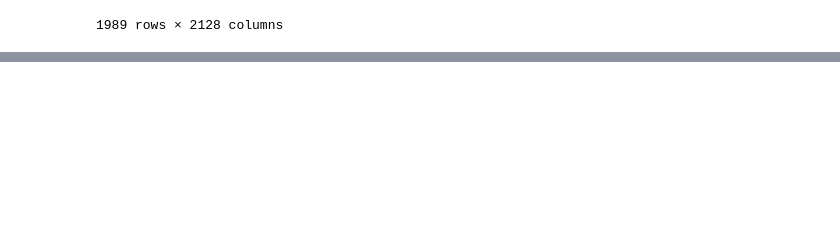
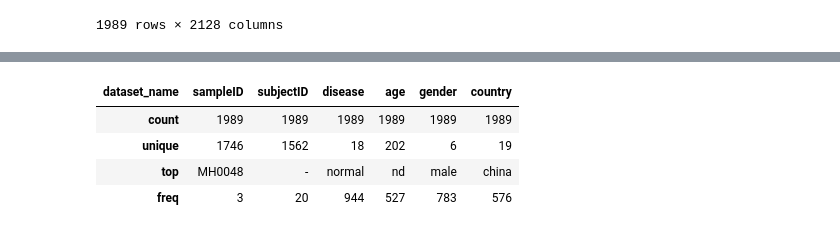
Before and after one commit to kimsubs/microbiome-disease-classifier, a Jupyter notebook: notebooks/01_data_cleaning.ipynb, the cells around one changed output, grey strips where cells are left out. Cells and saved outputs as stored; diff of their text form; code cells hidden in the pictures; blank space fills up the shorter version.

```diff
--- a/notebooks/01_data_cleaning.ipynb
+++ b/notebooks/01_data_cleaning.ipynb
@@ -86,0 +106,14 @@ taxa_df
+# %%
+# drop columns 'bodysite' (all are stool samples) and 'bmi_class' (97% missing this info)
+metadata_df = metadata_df.drop(columns=['bodysite', 'bmi_class'])
+# %%
+# rename 'n' in the 'disease' column as 'normal'
+metadata_df['disease'] = metadata_df['disease'].replace('n', 'normal')
+# %%
+metadata_df.describe()
+# %% [output]
+| dataset_name | sampleID | subjectID | disease | age | gender | country |
+| count | 1989 | 1989 | 1989 | 1989 | 1989 | 1989 |
+| unique | 1746 | 1562 | 18 | 202 | 6 | 19 |
+| top | MH0048 | - | normal | nd | male | china |
+| freq | 3 | 20 | 944 | 527 | 783 | 576 |
```
Also changed, not shown: parts of 17 cells of this notebook, 3 other files.
